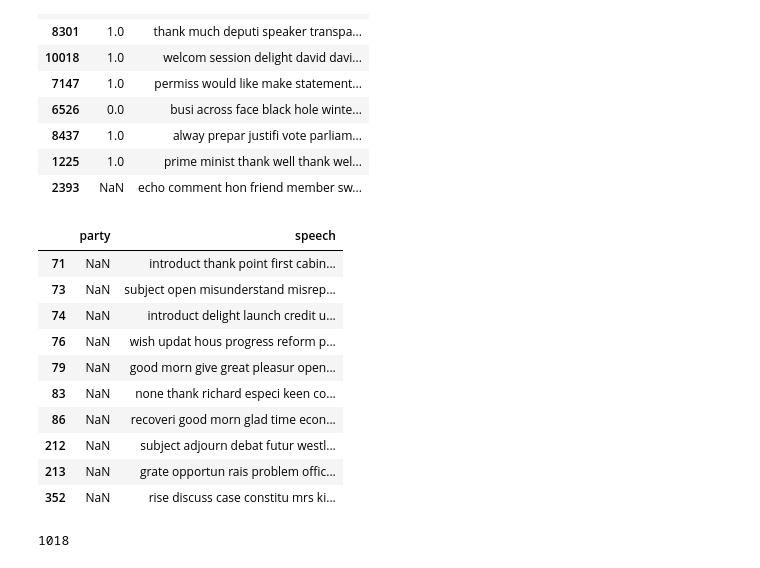
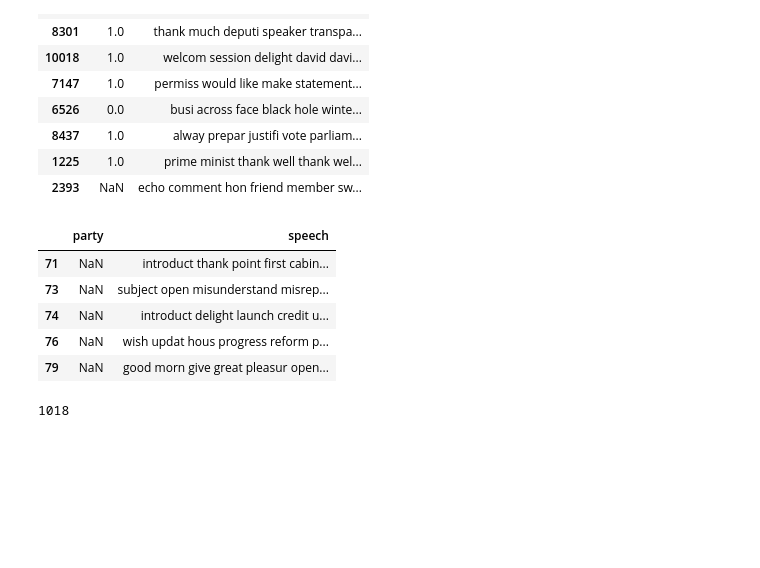
Before and after one commit to corentinbouton/uk-politics, a Jupyter notebook: code.ipynb, the cells around one changed output. Saved outputs shown, nothing was run; the diff lists cells and outputs as text; code cells hidden in the pictures; blank space fills up the shorter version.

```diff
--- a/code.ipynb
+++ b/code.ipynb
@@ -48,7 +49,7 @@ df_speakers.head()
 | 3 | http://www.wikidata.org/entity/Q5... | Christopher Pincher | Tamworth | independent politician | 2022-06-30T00:00:00Z | NaN | NaN | NaN | ... |
 | 4 | http://www.wikidata.org/entity/Q1... | Patrick Grady | Glasgow North | independent politician | 2022-06-26T00:00:00Z | NaN | NaN | NaN | ... |
 # %%
-def binarize_party(label):
+def binarize_party(label: str) -> int|None:
     if label == 'Labour Party':
         return 0
     elif label == 'Conservative Party':
@@ -87,7 +87,7 @@ speeches = [element.lower() for element in speeches]
 # %% [markdown]
 Splitting the words for each speech
 # %%
-def tokenize(speeches):
+def tokenize(speeches: list[str]) -> list[list[str]]:
     speeches_token = []
     for speech in tqdm(speeches):
         speeches_token.append(nltk.tokenize.word_tokenize(speech))
@@ -117,7 +97,7 @@ speeches[0]
 # %% [markdown]
 Removing stopwords
 # %%
-def remove_stopwords(speeches):
+def remove_stopwords(speeches: list[list[str]]) -> list[list[str]]:
     stop_words = stopwords.words('english')
     speeches_filtered = []
     for speech in tqdm(speeches):
@@ -152,7 +112,7 @@ speeches[0]
 # %% [markdown]
 Stemming
 # %%
-def stem(speeches):
+def stem(speeches: list[list[str]]) -> list[list[str]]:
     speeches_stem = []
     stemmer = nltk.SnowballStemmer('english')
     for speech in tqdm(speeches):
@@ -208,19 +144,14 @@ data.sample(10, random_state=99)
 | 2393 | NaN | echo comment hon friend member sw... |
 # %%
 test = data[data['party'].isna()]
-test.head(10)
+test.head()
 # %% [output]
 |  | party | speech |
 | 71 | NaN | introduct thank point first cabin... |
 | 73 | NaN | subject open misunderstand misrep... |
 | 74 | NaN | introduct delight launch credit u... |
 | 76 | NaN | wish updat hous progress reform p... |
 | 79 | NaN | good morn give great pleasur open... |
-| 83 | NaN | none thank richard especi keen co... |
-| 86 | NaN | recoveri good morn glad time econ... |
-| 212 | NaN | subject adjourn debat futur westl... |
-| 213 | NaN | grate opportun rais problem offic... |
-| 352 | NaN | rise discuss case constitu mrs ki... |
 # %%
 len(test)
 # %% [output]
```
Also changed, not shown: parts of 27 cells of this notebook, 6 other files.
